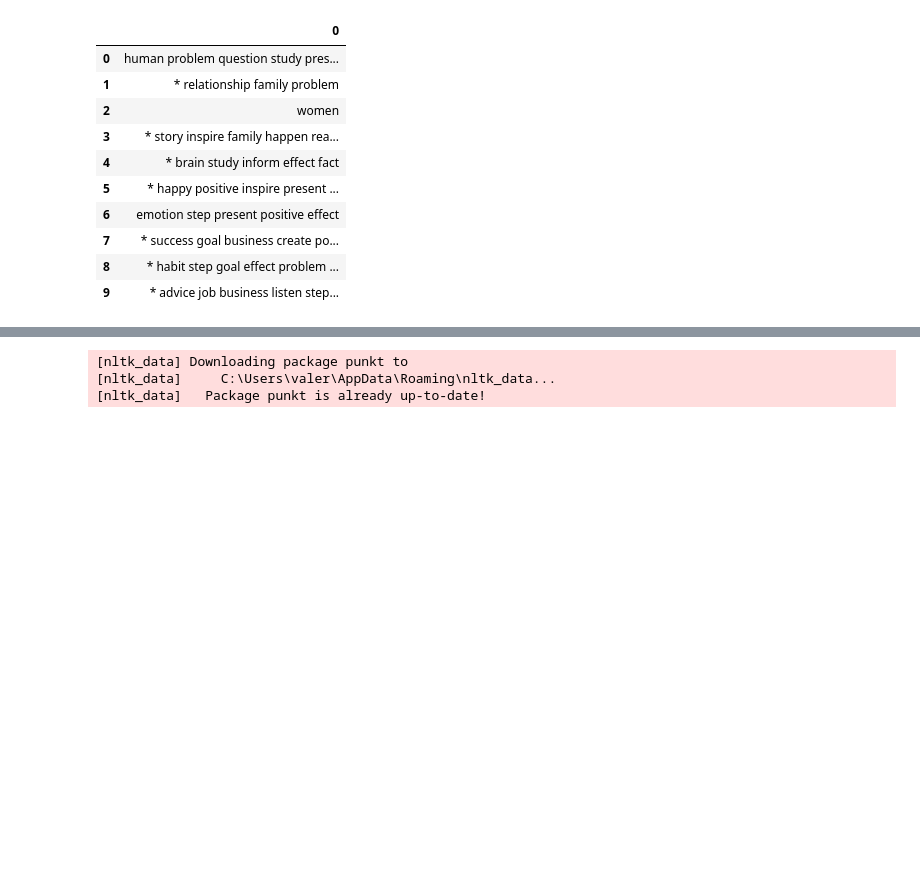
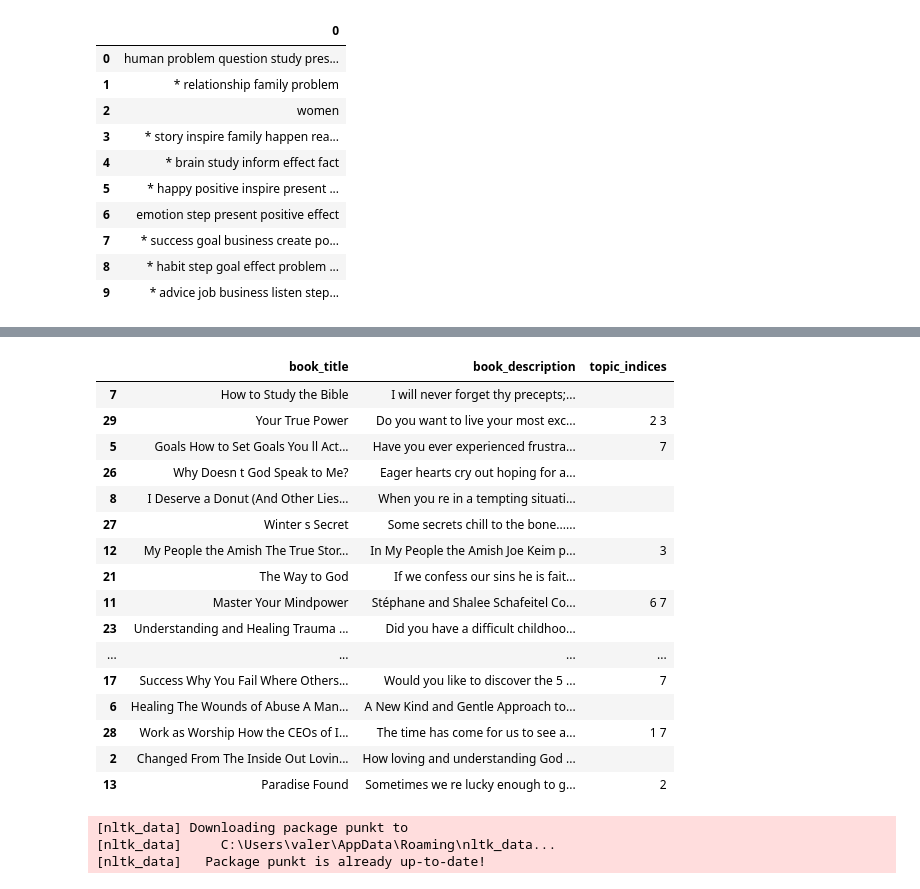
Before and after one commit to 7albertoh/insight_project, a Jupyter notebook: notebooks/validation_topic_model.ipynb, the cells around one changed output, grey strips where cells are left out. Drawn from its saved outputs; the diff is of its cells as text; code cells hidden in the pictures; blank space fills up the shorter version.

```diff
--- a/notebooks/validation_topic_model.ipynb
+++ b/notebooks/validation_topic_model.ipynb
@@ -184,0 +200,5 @@ df7[['book_title','book_description','words_to_add','topic_indices','author_num_
+# %%
+## testing on Barnes and Noble data, very different from validation
+df_bn = pd.read_csv('../data/barnes_and_noble.csv',skipinitialspace=True)
+df_bn = df_bn.rename(columns = lambda x: x.strip())
+df_bn.head()
@@ -184,0 +212,5 @@ df7[['book_title','book_description','words_to_add','topic_indices','author_num_
+# %%
+# preprocess
+df_bn_2 = df_bn.copy()
+df_bn_2['title_description'] = df_bn.apply(lambda x: preprocess(str(x['book_title']) + ' '+str(x['book_description'])),axis=1)
+df_bn_2.head()
@@ -184,0 +224,11 @@ df7[['book_title','book_description','words_to_add','topic_indices','author_num_
+# %%
+# compute new topic vectors
+new_topics_bn = []
+for stri in df_bn_2['title_description'].values:
+    new_topic_i = nmf_model.transform(tfidf_model.transform([stri]))[0]
+    for i in range(0,len(new_topic_i)):
+        new_topic_i[i] = 0 if new_topic_i[i] < cutoff_topic else 1
+    new_topics_bn.append(new_topic_i)
+# pd.DataFrame(new_topics)
+df_x_nmf_bn = pd.DataFrame(new_topics_bn,columns = ['topic '+str(i) for i in range(0,num_topics)])
+df_x_nmf_bn.head()
@@ -184,0 +242,6 @@ df7[['book_title','book_description','words_to_add','topic_indices','author_num_
+# %%
+### insert new topics into df2
+df_bn_3 = df_bn_2.copy()
+for col_i in ['topic '+str(i) for i in range(0,num_topics)]:
+    df_bn_3[col_i] = df_x_nmf_bn.apply(lambda x: x[col_i], axis = 1)
+df_bn_3.head()
@@ -185,3 +255,35 @@ df7[['book_title','book_description','words_to_add','topic_indices','author_num_
+# %%
+### create column with topics of book by index
+random.seed(123)
+np.random.seed(123)
+def get_topics(row_i):
+    topic_nums = ""
+    for i in range(0,10):
+        if row_i['topic '+str(i)] > 0:
+            topic_nums += str(i)+' '
+    return topic_nums
+
+df_bn_4 = df_bn_3.copy()
+df_bn_4['topic_indices'] = df_bn_3.apply(lambda x: get_topics(x),axis = 1)
+df_bn_4.head(n=30).sample(frac=1)[['book_title','book_description','topic_indices']]
+# %% [output]
+|  | book_title | book_description | topic_indices |
+| 7 | How to Study the Bible | I will never forget thy precepts;... |  |
+| 29 | Your True Power | Do you want to live your most exc... | 2 3 |
+| 5 | Goals How to Set Goals You ll Act... | Have you ever experienced frustra... | 7 |
+| 26 | Why Doesn t God Speak to Me? | Eager hearts cry out hoping for a... |  |
+| 8 | I Deserve a Donut (And Other Lies... | When you re in a tempting situati... |  |
+| 27 | Winter s Secret | Some secrets chill to the bone...... |  |
+| 12 | My People the Amish The True Stor... | In My People the Amish Joe Keim p... | 3 |
+| 21 | The Way to God | If we confess our sins he is fait... |  |
+| 11 | Master Your Mindpower | Stéphane and Shalee Schafeitel Co... | 6 7 |
+| 23 | Understanding and Healing Trauma ... | Did you have a difficult childhoo... |  |
+| ... | ... | ... | ... |
+| 17 | Success Why You Fail Where Others... | Would you like to discover the 5 ... | 7 |
+| 6 | Healing The Wounds of Abuse A Man... | A New Kind and Gentle Approach to... |  |
+| 28 | Work as Worship How the CEOs of I... | The time has come for us to see a... | 1 7 |
+| 2 | Changed From The Inside Out Lovin... | How loving and understanding God ... |  |
+| 13 | Paradise Found | Sometimes we re lucky enough to g... | 2 |
 # %%
 import nltk
 nltk.download('punkt')
```
Also changed, not shown: parts of 7 cells of this notebook, 1 other file.
